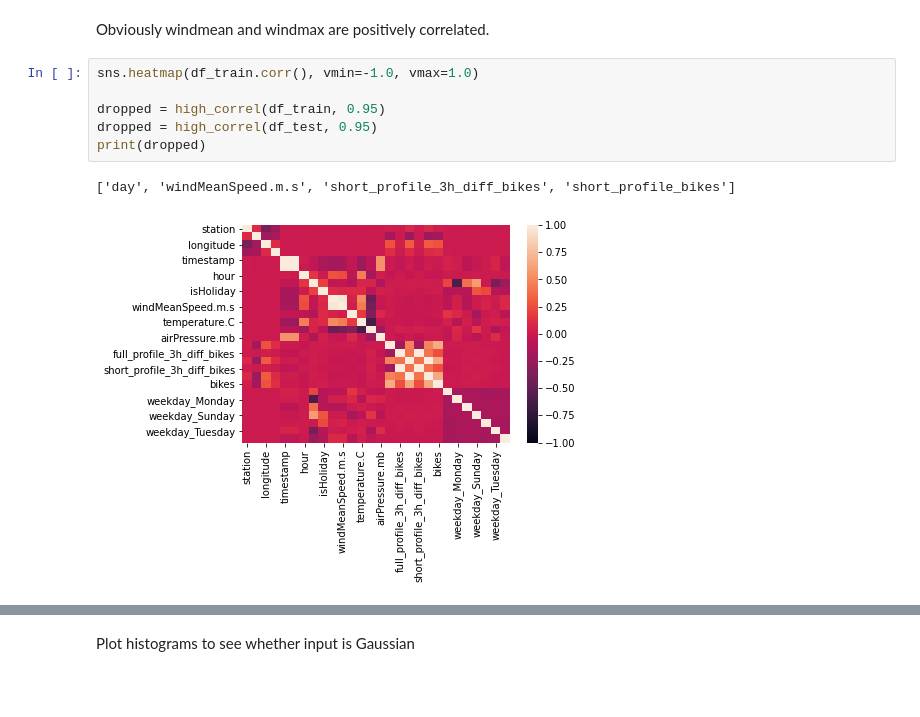
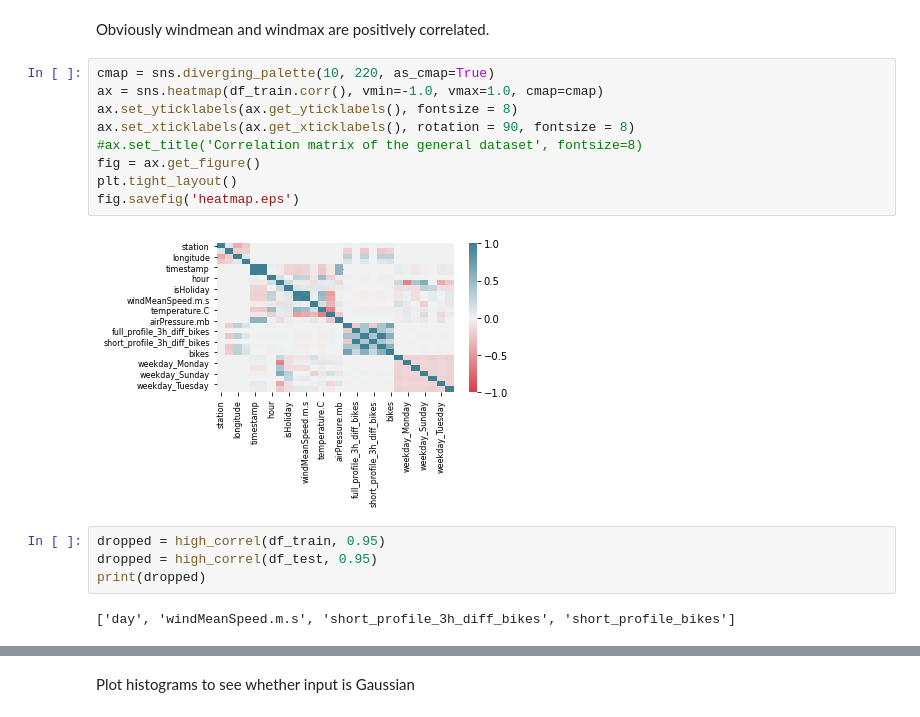
Before and after one commit to davideturco/morebikes2020, a Jupyter notebook: general.ipynb, the cells around one changed output, grey strips where cells are left out. Cells and saved outputs as stored; diff of their text form; blank space fills up the shorter version.

```diff
--- a/general.ipynb
+++ b/general.ipynb
@@ -112,12 +120,20 @@ sns.scatterplot(data=df_train, x='short_profile_3h_diff_bikes', y='bikes')
 Find inter-feature correlation and drop features with a correlation higher than 0.95
 # %% [markdown]
 Obviously windmean and windmax are positively correlated.
+# %%
+cmap = sns.diverging_palette(10, 220, as_cmap=True)
+ax = sns.heatmap(df_train.corr(), vmin=-1.0, vmax=1.0, cmap=cmap)
+ax.set_yticklabels(ax.get_yticklabels(), fontsize = 8)
+ax.set_xticklabels(ax.get_xticklabels(), rotation = 90, fontsize = 8)
+#ax.set_title('Correlation matrix of the general dataset', fontsize=8)
+fig = ax.get_figure()
+plt.tight_layout()
+fig.savefig('heatmap.eps')
+# %% [output]
+[figure, added]
 # %%
-sns.heatmap(df_train.corr(), vmin=-1.0, vmax=1.0)
-
 dropped = high_correl(df_train, 0.95)
 dropped = high_correl(df_test, 0.95)
 print(dropped)
 # %% [output]
 ['day', 'windMeanSpeed.m.s', 'short_profile_3h_diff_bikes', 'short_profile_bikes']
-[figure, removed]
```
Also changed, not shown: parts of 54 cells of this notebook, 7 other files.
